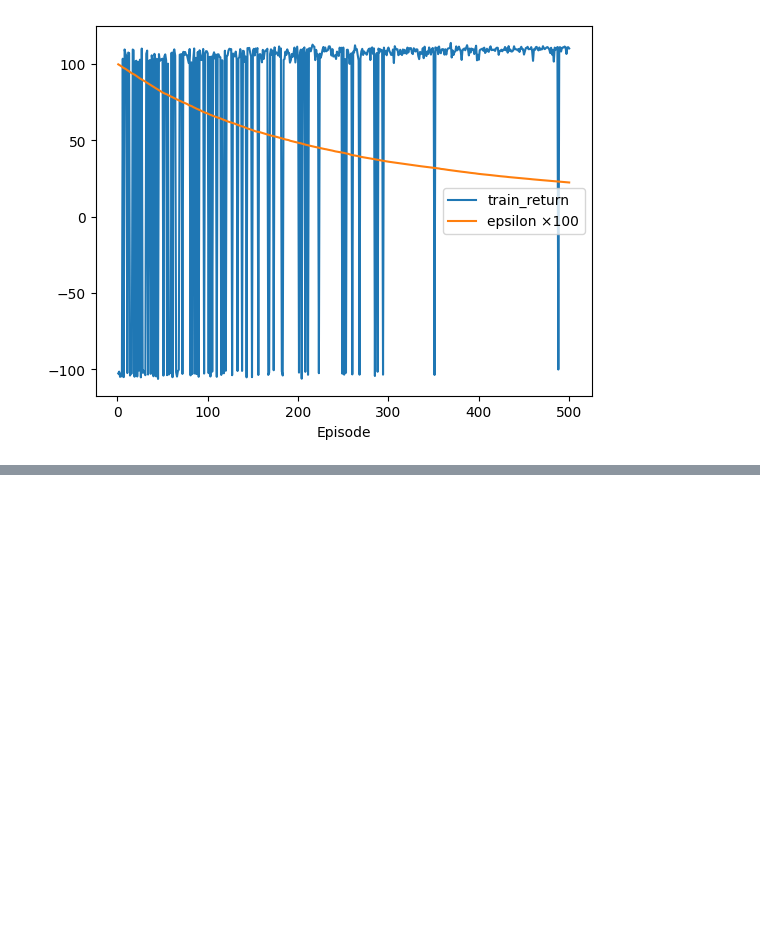
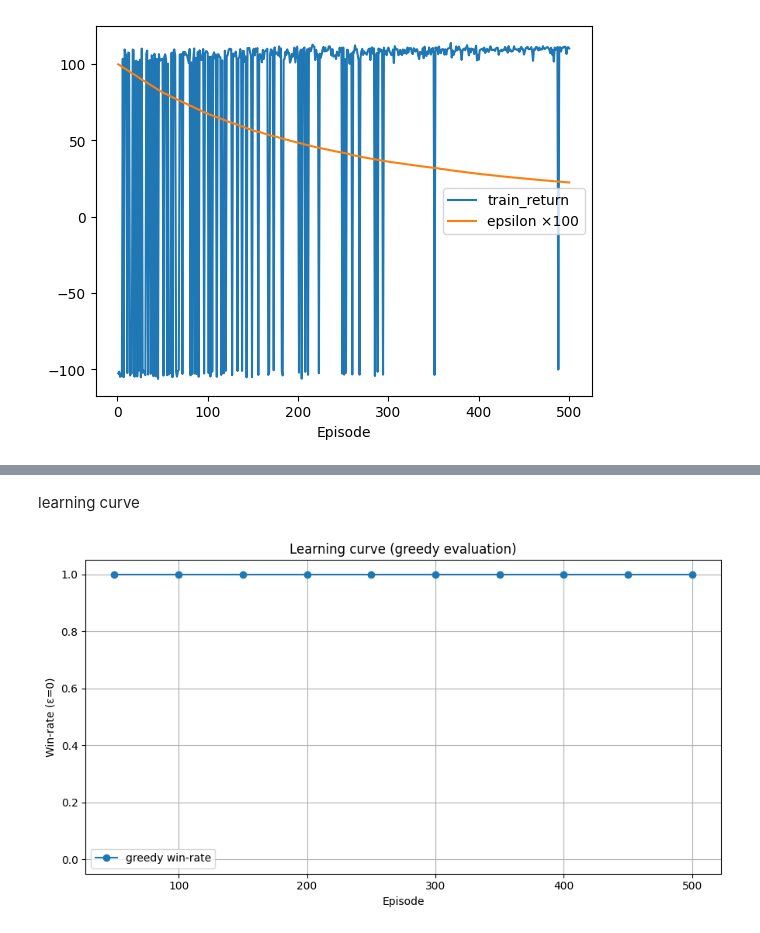
Before and after one commit to mikelpri3/RL_project, a Jupyter notebook: pruebas1.ipynb, the cells around one changed output, grey strips where cells are left out. Cells and saved outputs as stored; diff of their text form; code cells hidden in the pictures; blank space fills up the shorter version.

```diff
--- a/pruebas1.ipynb
+++ b/pruebas1.ipynb
@@ -351,0 +377,21 @@ plt.xlabel("Episode"); plt.legend(); plt.show()
+# %% [markdown]
+learning curve
+# %%
+import pandas as pd
+import matplotlib.pyplot as plt
+
+df = pd.read_csv("logs/train_log_20251024_125727.csv")
+eval_df = df[df["eval_winrate"].notna()].copy()
+
+plt.figure(figsize=(9,5))
+plt.plot(eval_df["episode"], eval_df["eval_winrate"], marker="o", linestyle="-", label="greedy win-rate")
+plt.ylim(-0.05, 1.05)
+plt.xlabel("Episode")
+plt.ylabel("Win-rate (ε=0)")
+plt.title("Learning curve (greedy evaluation)")
+plt.grid(True)
+plt.legend()
+plt.tight_layout()
+plt.show()
+# %% [output]
+[figure, added]
```
Also changed, not shown: parts of 5 cells of this notebook.
